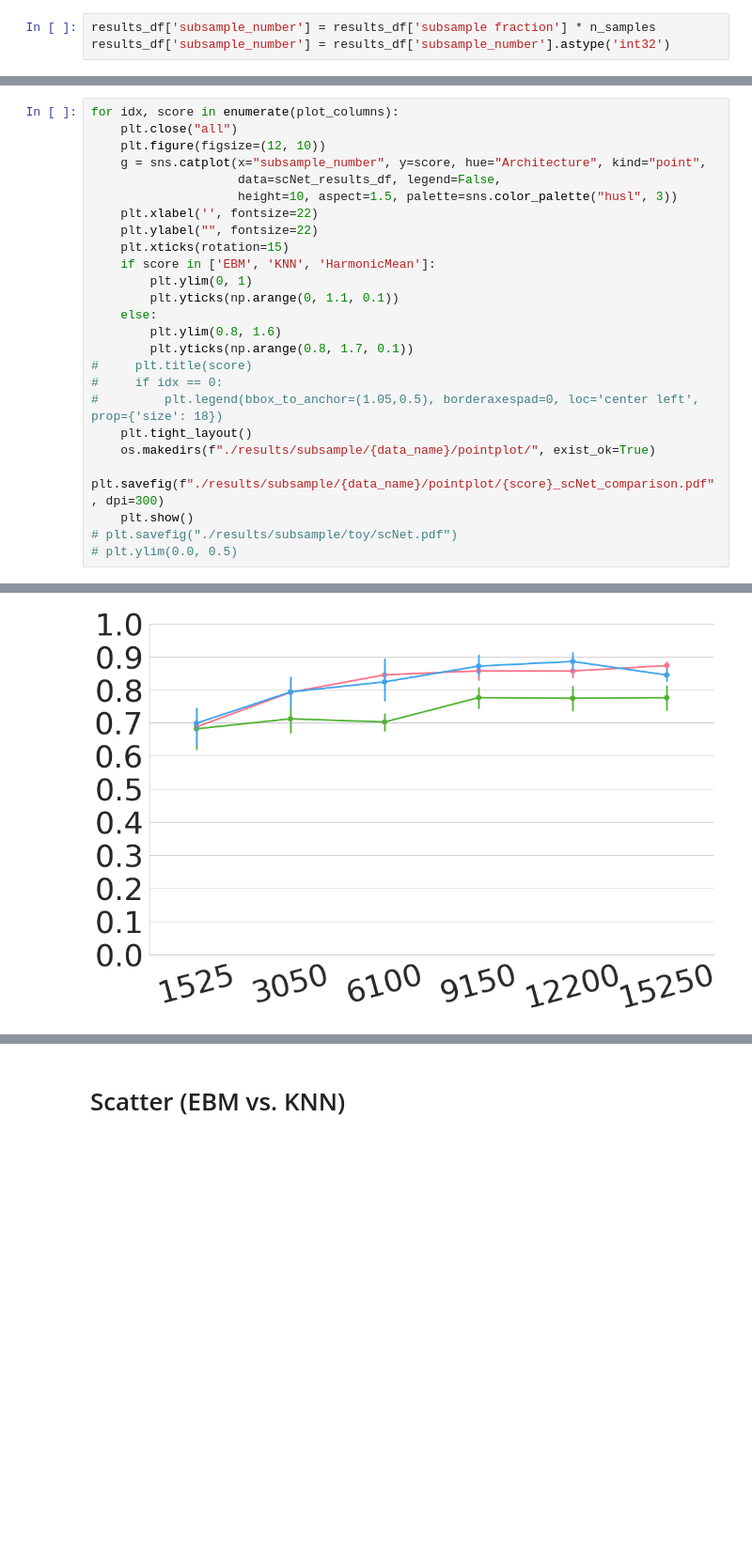
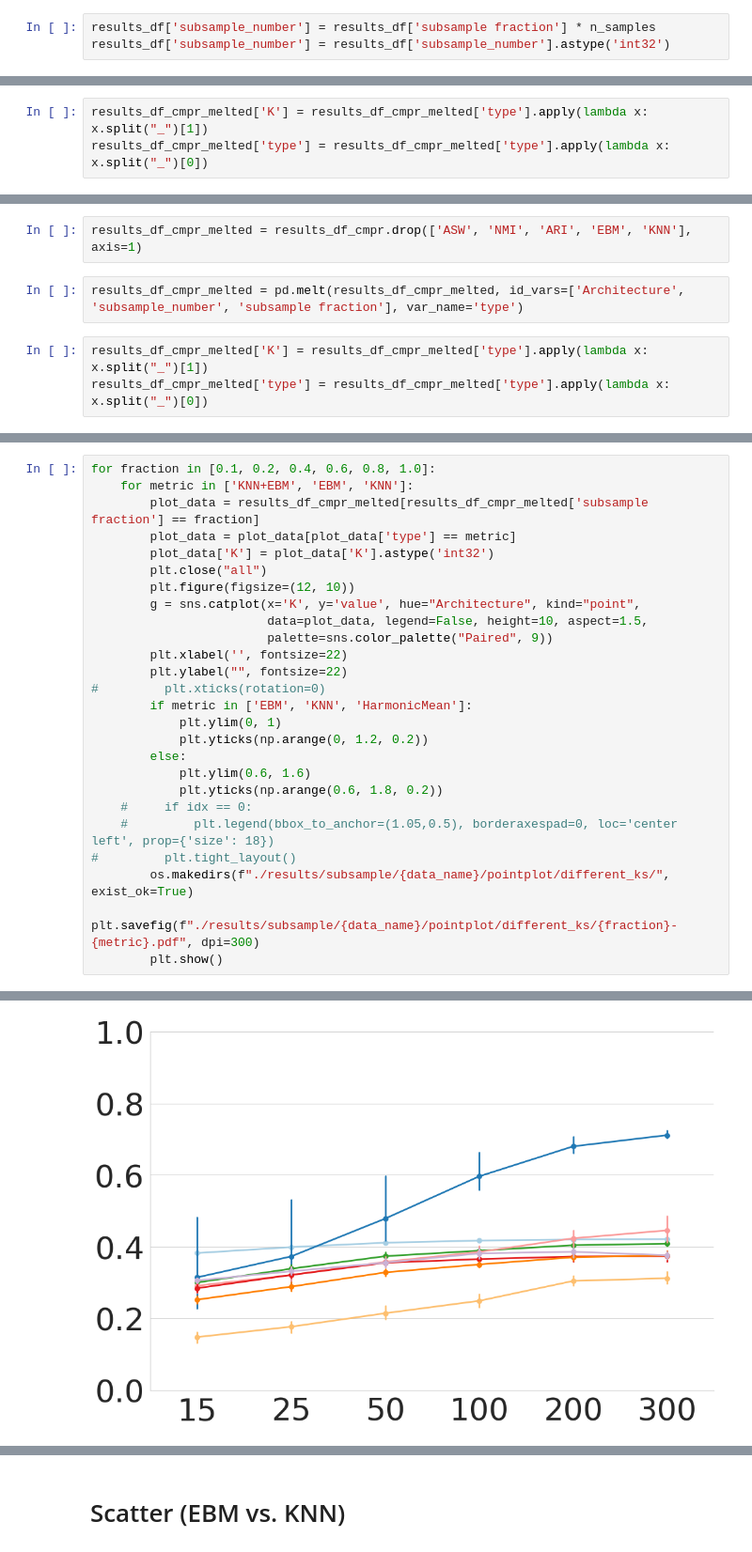
Before and after one commit to theislab/scArches-reproducibility, a Jupyter notebook: notebooks/figures/methodComparison-mousebrain.ipynb, the cells around one changed output, grey strips where cells are left out. Shown at 94% size. Drawn from its saved outputs; the diff is of its cells as text; blank space fills up the shorter version.

```diff
--- a/notebooks/figures/methodComparison-mousebrain.ipynb
+++ b/notebooks/figures/methodComparison-mousebrain.ipynb
@@ -159 +169,4 @@ results_df_cmpr = results_df[~results_df['Architecture'].isin(['scNet v1', 'scNe
+# %%
+results_df_cmpr_melted['K'] = results_df_cmpr_melted['type'].apply(lambda x: x.split("_")[1])
+results_df_cmpr_melted['type'] = results_df_cmpr_melted['type'].apply(lambda x: x.split("_")[0])
 # %%
@@ -192,0 +217,7 @@ scNet_results_df = results_df[results_df['Architecture'].isin(['scNet', 'scNet v
+# %%
+results_df_cmpr_melted = results_df_cmpr.drop(['ASW', 'NMI', 'ARI', 'EBM', 'KNN'], axis=1)
+# %%
+results_df_cmpr_melted = pd.melt(results_df_cmpr_melted, id_vars=['Architecture', 'subsample_number', 'subsample fraction'], var_name='type')
+# %%
+results_df_cmpr_melted['K'] = results_df_cmpr_melted['type'].apply(lambda x: x.split("_")[1])
+results_df_cmpr_melted['type'] = results_df_cmpr_melted['type'].apply(lambda x: x.split("_")[0])
@@ -193,27 +240,28 @@ scNet_results_df = results_df[results_df['Architecture'].isin(['scNet', 'scNet v
 # %%
-for idx, score in enumerate(plot_columns):
-    plt.close("all")
-    plt.figure(figsize=(12, 10))
-    g = sns.catplot(x="subsample_number", y=score, hue="Architecture", kind="point",
-                    data=scNet_results_df, legend=False,
-                    height=10, aspect=1.5, palette=sns.color_palette("husl", 3))
-    plt.xlabel('', fontsize=22)
-    plt.ylabel("", fontsize=22)
-    plt.xticks(rotation=15)
-    if score in ['EBM', 'KNN', 'HarmonicMean']:
-        plt.ylim(0, 1)
-        plt.yticks(np.arange(0, 1.1, 0.1))
-    else:
-        plt.ylim(0.8, 1.6)
-        plt.yticks(np.arange(0.8, 1.7, 0.1))
-#     plt.title(score)
-#     if idx == 0:
-#         plt.legend(bbox_to_anchor=(1.05,0.5), borderaxespad=0, loc='center left', prop={'size': 18})
-    plt.tight_layout()
-    os.makedirs(f"./results/subsample/{data_name}/pointplot/", exist_ok=True)
-    plt.savefig(f"./results/subsample/{data_name}/pointplot/{score}_scNet_comparison.pdf", dpi=300)
-    plt.show()
-# plt.savefig("./results/subsample/toy/scNet.pdf")
-# plt.ylim(0.0, 0.5)
+for fraction in [0.1, 0.2, 0.4, 0.6, 0.8, 1.0]:
+    for metric in ['KNN+EBM', 'EBM', 'KNN']:
+        plot_data = results_df_cmpr_melted[results_df_cmpr_melted['subsample fraction'] == fraction]
+        plot_data = plot_data[plot_data['type'] == metric]
+        plot_data['K'] = plot_data['K'].astype('int32')
+        plt.close("all")
+        plt.figure(figsize=(12, 10))
+        g = sns.catplot(x='K', y='value', hue="Architecture", kind="point",
+                        data=plot_data, legend=False, height=10, aspect=1.5,
+                        palette=sns.color_palette("Paired", 9))
+        plt.xlabel('', fontsize=22)
+        plt.ylabel("", fontsize=22)
+#         plt.xticks(rotation=0)
+        if metric in ['EBM', 'KNN', 'HarmonicMean']:
+            plt.ylim(0, 1)
+            plt.yticks(np.arange(0, 1.2, 0.2))
+        else:
+            plt.ylim(0.6, 1.6)
+            plt.yticks(np.arange(0.6, 1.8, 0.2))
+    #     if idx == 0:
+    #         plt.legend(bbox_to_anchor=(1.05,0.5), borderaxespad=0, loc='center left', prop={'size': 18})
+#         plt.tight_layout()
+        os.makedirs(f"./results/subsample/{data_name}/pointplot/different_ks/", exist_ok=True)
+        plt.savefig(f"./results/subsample/{data_name}/pointplot/different_ks/{fraction}-{metric}.pdf", dpi=300)
+        plt.show()
 # %% [output]
 <Figure size 864x720 with 0 Axes>
@@ -221,3 +269,3 @@ for idx, score in enumerate(plot_columns):
 <Figure size 864x720 with 0 Axes>
-[figure, old version]
+[figure, new version]
 <Figure size 864x720 with 0 Axes>
```
Also changed, not shown: parts of 28 cells of this notebook, 11 other files.
